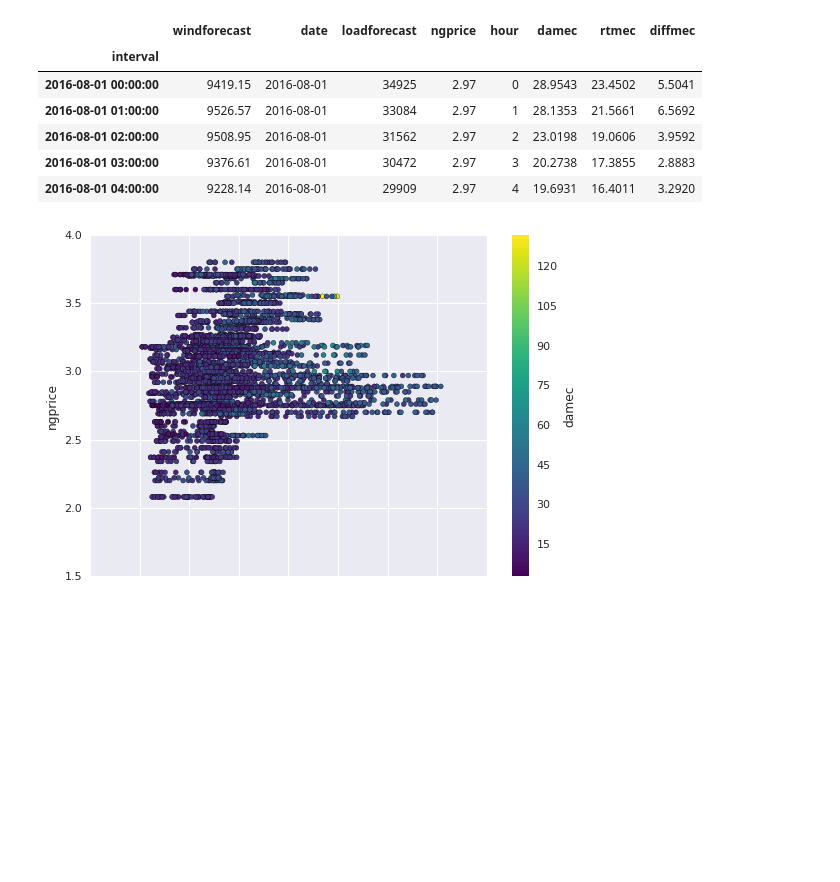
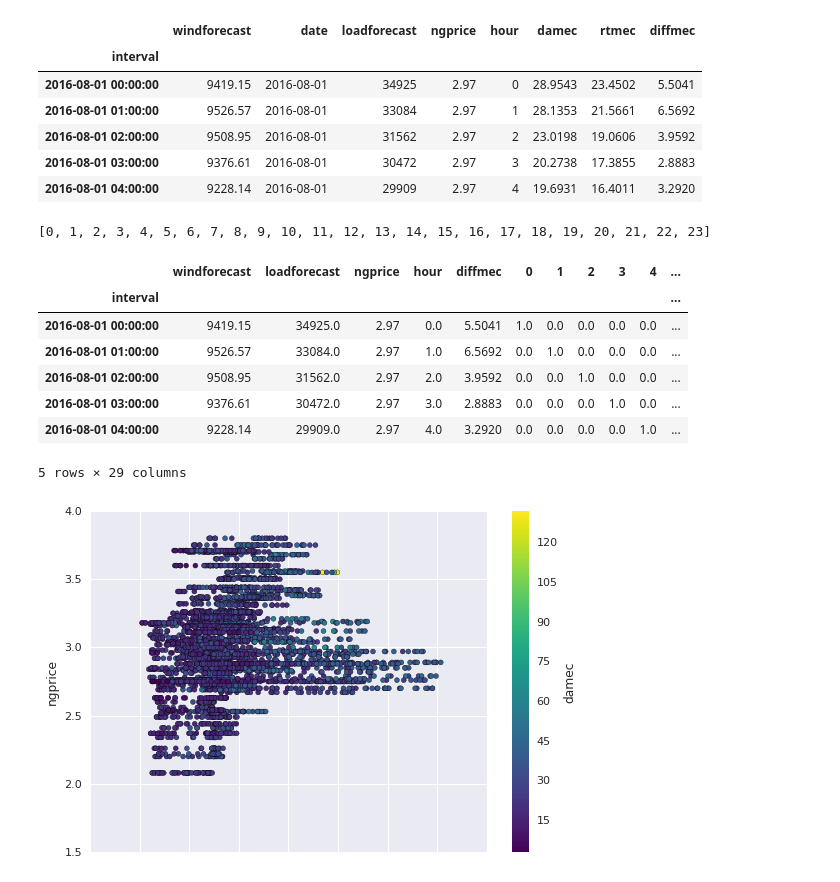
Before and after one commit to drewgray/spp-da-price-forecast, a Jupyter notebook: SPP_dart_prices.ipynb, the cells around one changed output. Saved outputs shown, nothing was run; the diff lists cells and outputs as text; code cells hidden in the pictures; blank space fills up the shorter version.

```diff
--- a/SPP_dart_prices.ipynb
+++ b/SPP_dart_prices.ipynb
@@ -157,6 +157,10 @@ data.head()
 | 2016-08-01 02:00:00 | 9508.95 | 2016-08-01 | 31562 | 2.97 | 2 | 23.0198 | 19.0606 | 3.9592 |
 | 2016-08-01 03:00:00 | 9376.61 | 2016-08-01 | 30472 | 2.97 | 3 | 20.2738 | 17.3855 | 2.8883 |
 | 2016-08-01 04:00:00 | 9228.14 | 2016-08-01 | 29909 | 2.97 | 4 | 19.6931 | 16.4011 | 3.2920 |
+# %%
+def updatehour(row):
+  row[str(int(row['hour']))] = 1
+  return row
 # %%
 tt = data.copy()
 tt.drop('date', axis=1,inplace=True)
@@ -164,5 +168,23 @@ tt.drop('date', axis=1,inplace=True)
 tt.drop('damec', axis=1,inplace=True)
 tt.drop('rtmec', axis=1,inplace=True)
 #pd.tools.plotting.scatter_matrix(tt)
+# %%
+hours = list(set(r for r in tt['hour']))
+hours.sort()
+print(hours)
+for i in range(0,len(hours)):
+  tt[str(i)] = pd.Series(np.zeros(len(tt)), index=tt.index)
+tt = tt.apply(updatehour, axis=1)
+tt.head()
+# %% [output]
+[0, 1, 2, 3, 4, 5, 6, 7, 8, 9, 10, 11, 12, 13, 14, 15, 16, 17, 18, 19, 20, 21, 22, 23]
+|  | windforecast | loadforecast | ngprice | hour | diffmec | 0 | 1 | 2 | 3 | 4 | ... |
+| interval |  |  |  |  |  |  |  |  |  |  | ... |
+| 2016-08-01 00:00:00 | 9419.15 | 34925.0 | 2.97 | 0.0 | 5.5041 | 1.0 | 0.0 | 0.0 | 0.0 | 0.0 | ... |
+| 2016-08-01 01:00:00 | 9526.57 | 33084.0 | 2.97 | 1.0 | 6.5692 | 0.0 | 1.0 | 0.0 | 0.0 | 0.0 | ... |
+| 2016-08-01 02:00:00 | 9508.95 | 31562.0 | 2.97 | 2.0 | 3.9592 | 0.0 | 0.0 | 1.0 | 0.0 | 0.0 | ... |
+| 2016-08-01 03:00:00 | 9376.61 | 30472.0 | 2.97 | 3.0 | 2.8883 | 0.0 | 0.0 | 0.0 | 1.0 | 0.0 | ... |
+| 2016-08-01 04:00:00 | 9228.14 | 29909.0 | 2.97 | 4.0 | 3.2920 | 0.0 | 0.0 | 0.0 | 0.0 | 1.0 | ... |
+5 rows × 29 columns
 # %%
 with open('sppmecdata.csv', 'a') as out:
```
Also changed, not shown: parts of 1 cell of this notebook, 3 other files.
